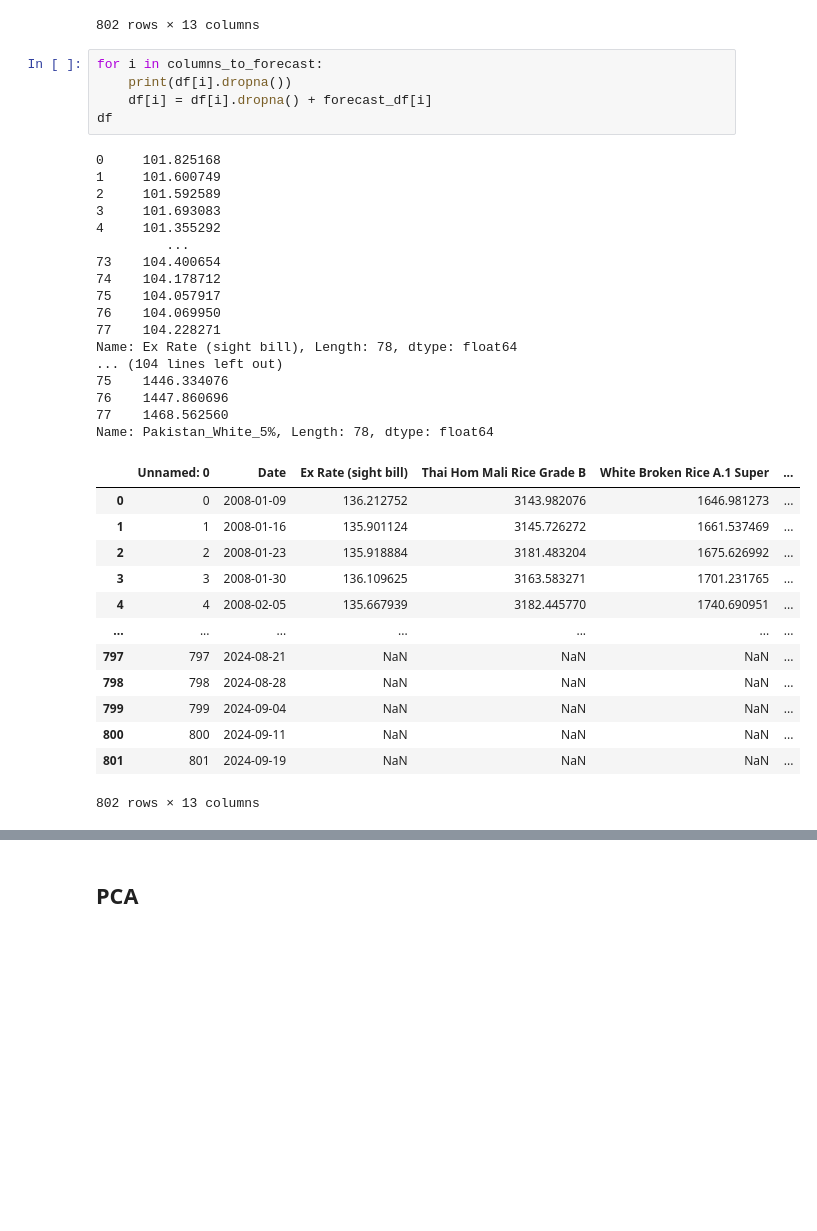
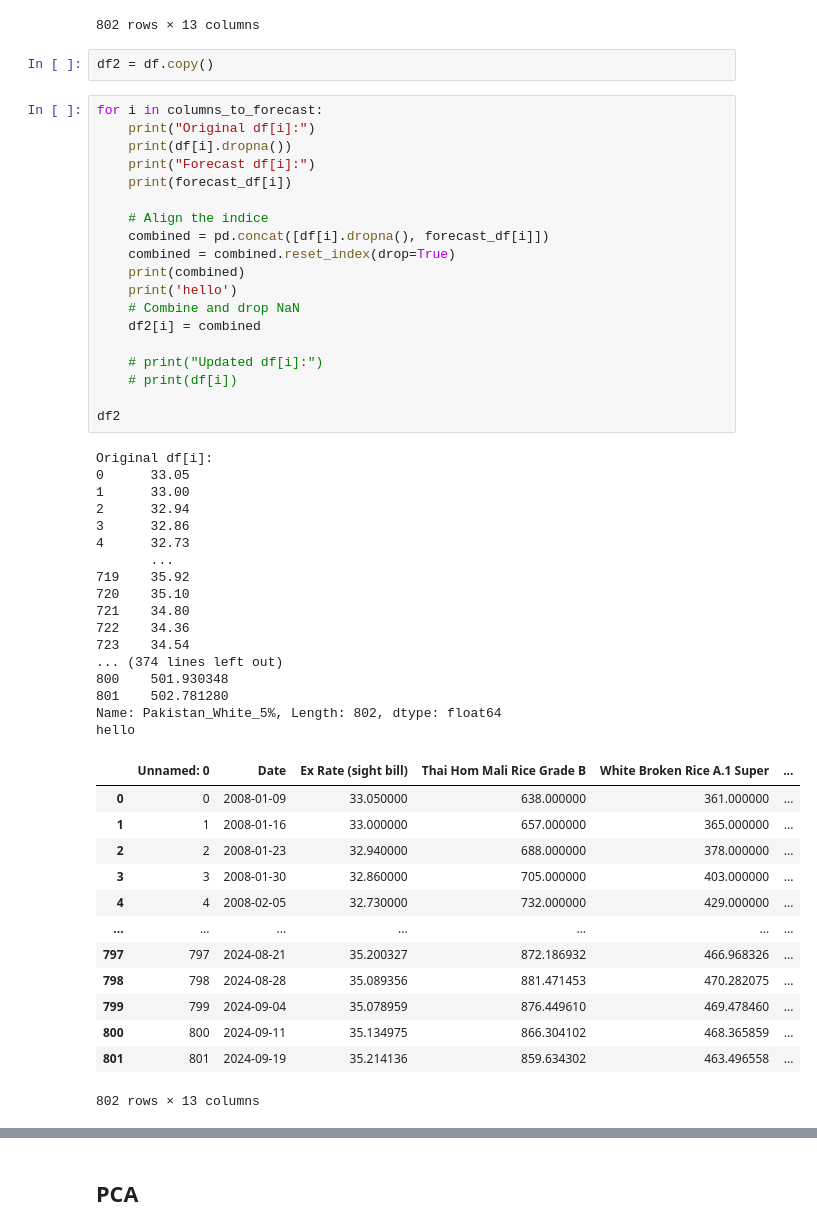
Before and after one commit to chanopsethiwan/RicePricePrediction, a Jupyter notebook: src/ChanopSethiwanA0296969WAssignment2.ipynb, the cells around one changed output, grey strips where cells are left out. Saved outputs shown, nothing was run; the diff lists cells and outputs as text; blank space fills up the shorter version.

```diff
--- a/src/ChanopSethiwanA0296969WAssignment2.ipynb
+++ b/src/ChanopSethiwanA0296969WAssignment2.ipynb
@@ -775,39 +775,55 @@ df
 | 800 | 800 | 2024-09-11 | NaN | NaN | NaN | ... |
 | 801 | 801 | 2024-09-19 | NaN | NaN | NaN | ... |
 802 rows × 13 columns
+# %%
+df2 = df.copy()
 # %%
 for i in columns_to_forecast:
+    print("Original df[i]:")
     print(df[i].dropna())
-    df[i] = df[i].dropna() + forecast_df[i]
-df
+    print("Forecast df[i]:")
+    print(forecast_df[i])
+
+    # Align the indice
+    combined = pd.concat([df[i].dropna(), forecast_df[i]])
+    combined = combined.reset_index(drop=True)
+    print(combined)
+    print('hello')
+    # Combine and drop NaN
+    df2[i] = combined
+
+    # print("Updated df[i]:")
+    # print(df[i])
+
+df2
 # %% [output]
-0     101.825168
-1     101.600749
-2     101.592589
-3     101.693083
-4     101.355292
-         ...
-73    104.400654
-74    104.178712
-75    104.057917
-76    104.069950
-77    104.228271
-Name: Ex Rate (sight bill), Length: 78, dtype: float64
-... (104 lines left out)
-75    1446.334076
-76    1447.860696
-77    1468.562560
-Name: Pakistan_White_5%, Length: 78, dtype: float64
+Original df[i]:
+0      33.05
+1      33.00
+2      32.94
+3      32.86
+4      32.73
+       ...
+719    35.92
+720    35.10
+721    34.80
+722    34.36
+723    34.54
+... (374 lines left out)
+800    501.930348
+801    502.781280
+Name: Pakistan_White_5%, Length: 802, dtype: float64
+hello
 |  | Unnamed: 0 | Date | Ex Rate (sight bill) | Thai Hom Mali Rice Grade B | White Broken Rice A.1 Super | ... |
-| 0 | 0 | 2008-01-09 | 136.212752 | 3143.982076 | 1646.981273 | ... |
-| 1 | 1 | 2008-01-16 | 135.901124 | 3145.726272 | 1661.537469 | ... |
-| 2 | 2 | 2008-01-23 | 135.918884 | 3181.483204 | 1675.626992 | ... |
-| 3 | 3 | 2008-01-30 | 136.109625 | 3163.583271 | 1701.231765 | ... |
-| 4 | 4 | 2008-02-05 | 135.667939 | 3182.445770 | 1740.690951 | ... |
+| 0 | 0 | 2008-01-09 | 33.050000 | 638.000000 | 361.000000 | ... |
+| 1 | 1 | 2008-01-16 | 33.000000 | 657.000000 | 365.000000 | ... |
+| 2 | 2 | 2008-01-23 | 32.940000 | 688.000000 | 378.000000 | ... |
+| 3 | 3 | 2008-01-30 | 32.860000 | 705.000000 | 403.000000 | ... |
+| 4 | 4 | 2008-02-05 | 32.730000 | 732.000000 | 429.000000 | ... |
 | ... | ... | ... | ... | ... | ... | ... |
-| 797 | 797 | 2024-08-21 | NaN | NaN | NaN | ... |
-| 798 | 798 | 2024-08-28 | NaN | NaN | NaN | ... |
-| 799 | 799 | 2024-09-04 | NaN | NaN | NaN | ... |
-| 800 | 800 | 2024-09-11 | NaN | NaN | NaN | ... |
-| 801 | 801 | 2024-09-19 | NaN | NaN | NaN | ... |
+| 797 | 797 | 2024-08-21 | 35.200327 | 872.186932 | 466.968326 | ... |
+| 798 | 798 | 2024-08-28 | 35.089356 | 881.471453 | 470.282075 | ... |
+| 799 | 799 | 2024-09-04 | 35.078959 | 876.449610 | 469.478460 | ... |
+| 800 | 800 | 2024-09-11 | 35.134975 | 866.304102 | 468.365859 | ... |
+| 801 | 801 | 2024-09-19 | 35.214136 | 859.634302 | 463.496558 | ... |
 802 rows × 13 columns
```
Also changed, not shown: parts of 4 cells of this notebook.
